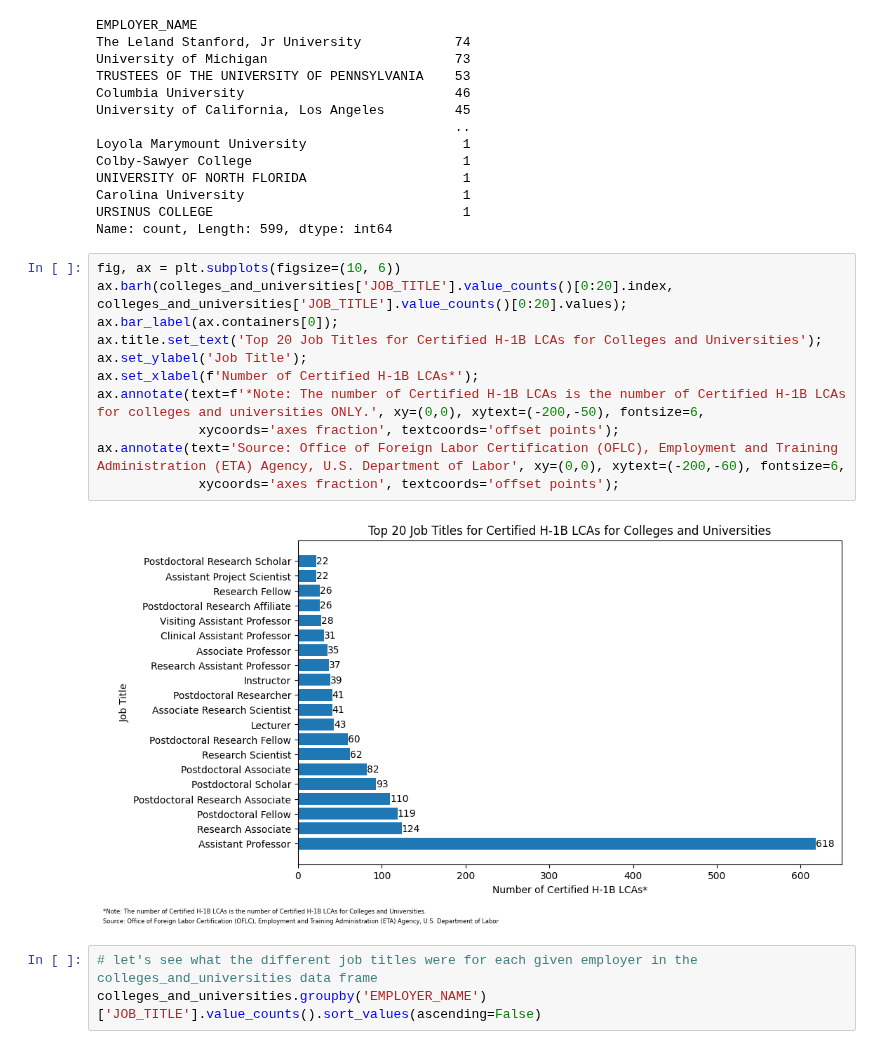
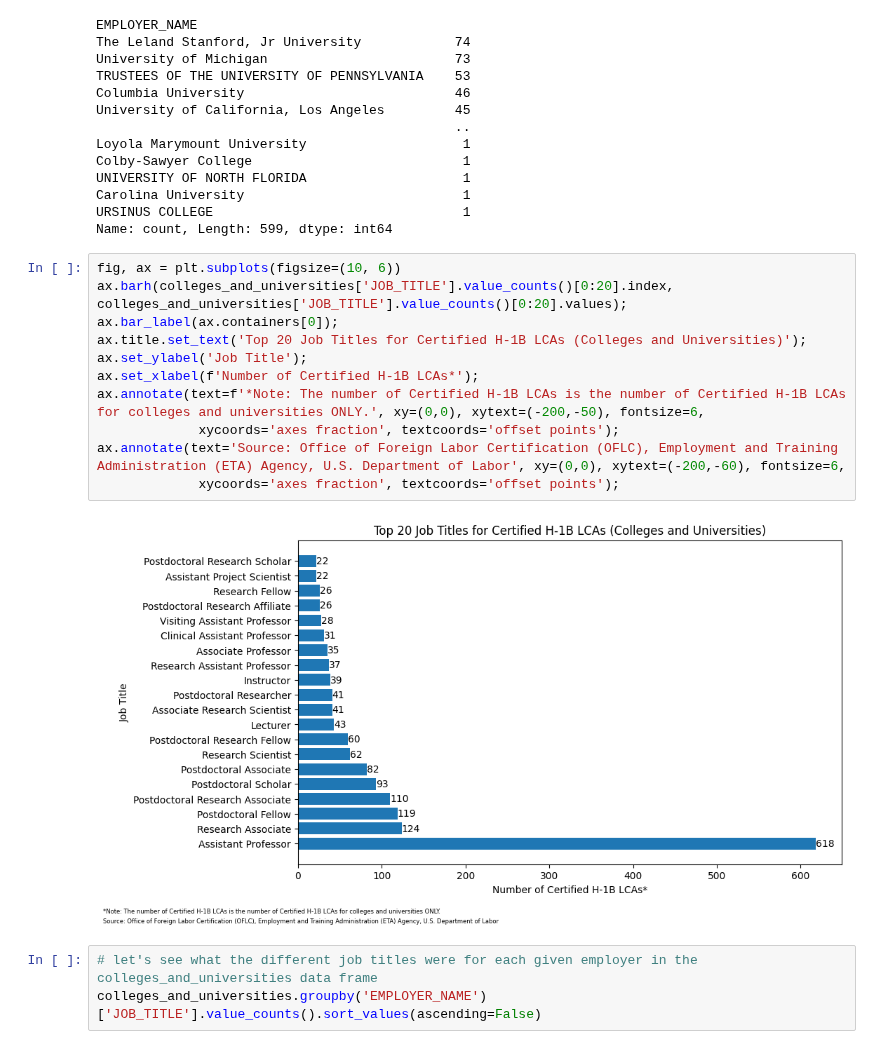
Before and after one commit to Tinashe-04/CareerPalz, a Jupyter notebook: LCA_Disclosure_Data_FY2023_Q4.ipynb, the cells around one changed output. Cells and saved outputs as stored; diff of their text form.

Commit message:
More edits to graph notes

```diff
--- a/LCA_Disclosure_Data_FY2023_Q4.ipynb
+++ b/LCA_Disclosure_Data_FY2023_Q4.ipynb
@@ -470,16 +470,16 @@ Name: count, Length: 599, dtype: int64
 # %%
 fig, ax = plt.subplots(figsize=(10, 6))
 ax.barh(colleges_and_universities['JOB_TITLE'].value_counts()[0:20].index, colleges_and_universities['JOB_TITLE'].value_counts()[0:20].values);
 ax.bar_label(ax.containers[0]);
-ax.title.set_text('Top 20 Job Titles for Certified H-1B LCAs for Colleges and Universities');
+ax.title.set_text('Top 20 Job Titles for Certified H-1B LCAs (Colleges and Universities)');
 ax.set_ylabel('Job Title');
 ax.set_xlabel(f'Number of Certified H-1B LCAs*');
 ax.annotate(text=f'*Note: The number of Certified H-1B LCAs is the number of Certified H-1B LCAs for colleges and universities ONLY.', xy=(0,0), xytext=(-200,-50), fontsize=6,
              xycoords='axes fraction', textcoords='offset points');
 ax.annotate(text='Source: Office of Foreign Labor Certification (OFLC), Employment and Training Administration (ETA) Agency, U.S. Department of Labor', xy=(0,0), xytext=(-200,-60), fontsize=6,
              xycoords='axes fraction', textcoords='offset points');
 # %% [output]
-[figure, old version]
+[figure, new version]
 # %%
 # let's see what the different job titles were for each given employer in the colleges_and_universities data frame
 colleges_and_universities.groupby('EMPLOYER_NAME')['JOB_TITLE'].value_counts().sort_values(ascending=False)
```
